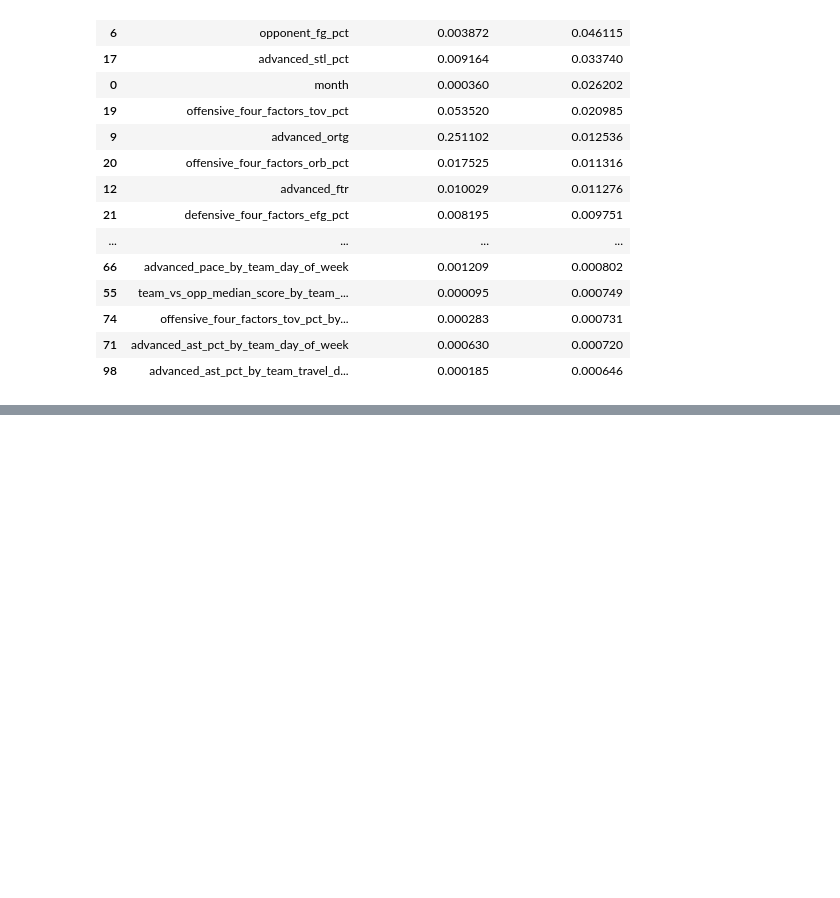
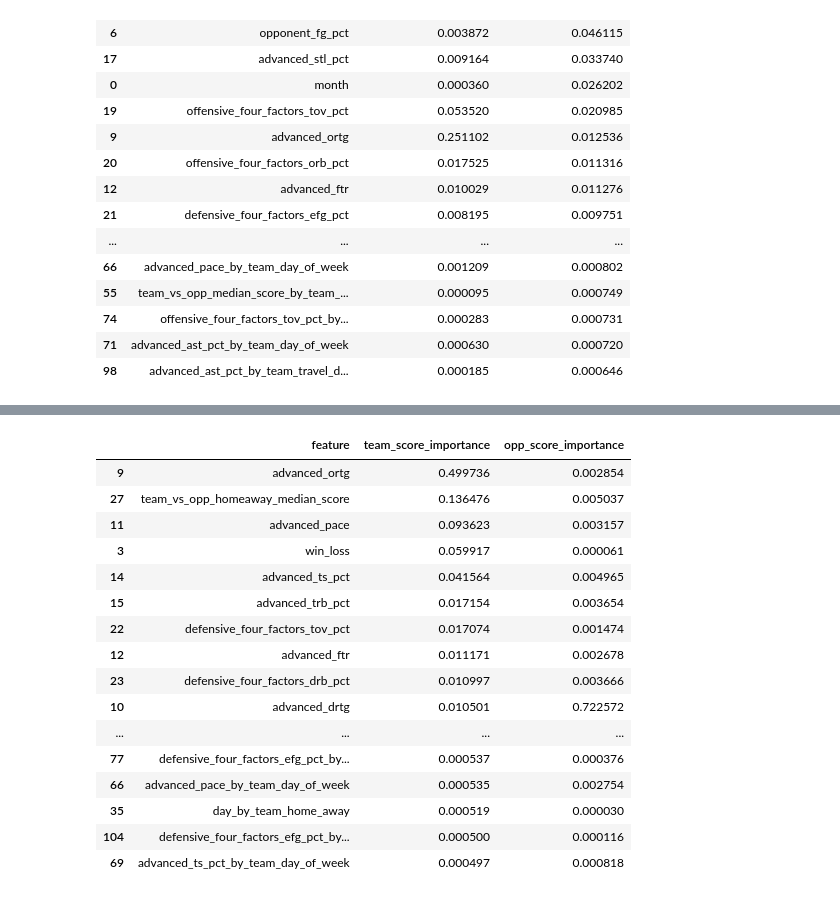
Before and after one commit to colterwood/LHL-final-final-project, a Jupyter notebook: notebooks/league_wide_modeling.ipynb, the cells around one changed output, grey strips where cells are left out. Cells and saved outputs as stored; diff of their text form; code cells hidden in the pictures; blank space fills up the shorter version.

```diff
--- a/notebooks/league_wide_modeling.ipynb
+++ b/notebooks/league_wide_modeling.ipynb
@@ -504,3 +504,10 @@ files.download("atl_importances.csv")
 # %% [output]
 [interactive output not drawn]
 [interactive output not drawn]
+# %%
+# load the player game logs CSV from the data folder
+df = pd.read_csv("LHL-final-final-project/data/wnba_model_ready_v1.csv")
+
+
+# preview
+df.head()
@@ -506,0 +522,41 @@ files.download("atl_importances.csv")
+# %%
+# Create CHI data subset
+df_chi = df[df['team'] == 'CHI'].copy()
+
+# define features and target
+features_chi = df_chi.drop(columns=['team_score', 'opp_score', 'team', 'opp'], errors='ignore')
+targets_chi = df_chi[['team_score', 'opp_score']]
+
+# Train model
+X_train, X_test, y_train, y_test = train_test_split(features_chi, targets_chi, test_size=0.2, random_state=42)
+
+model_chi = MultiOutputRegressor(RandomForestRegressor(n_estimators=100, random_state=42))
+model_chi.fit(X_train, y_train)
+
+
+importances_chi = pd.DataFrame({
+    'feature': features_chi.columns,
+    'team_score_importance': model_chi.estimators_[0].feature_importances_,
+    'opp_score_importance': model_chi.estimators_[1].feature_importances_,
+}).sort_values(by='team_score_importance', ascending=False)
+# %%
+# show all or more of the ranked features
+importances_chi.sort_values(by='team_score_importance', ascending=False).head(50)
+# %% [output]
+|  | feature | team_score_importance | opp_score_importance |
+| 9 | advanced_ortg | 0.499736 | 0.002854 |
+| 27 | team_vs_opp_homeaway_median_score | 0.136476 | 0.005037 |
+| 11 | advanced_pace | 0.093623 | 0.003157 |
+| 3 | win_loss | 0.059917 | 0.000061 |
+| 14 | advanced_ts_pct | 0.041564 | 0.004965 |
+| 15 | advanced_trb_pct | 0.017154 | 0.003654 |
+| 22 | defensive_four_factors_tov_pct | 0.017074 | 0.001474 |
+| 12 | advanced_ftr | 0.011171 | 0.002678 |
+| 23 | defensive_four_factors_drb_pct | 0.010997 | 0.003666 |
+| 10 | advanced_drtg | 0.010501 | 0.722572 |
+| ... | ... | ... | ... |
+| 77 | defensive_four_factors_efg_pct_by... | 0.000537 | 0.000376 |
+| 66 | advanced_pace_by_team_day_of_week | 0.000535 | 0.002754 |
+| 35 | day_by_team_home_away | 0.000519 | 0.000030 |
+| 104 | defensive_four_factors_efg_pct_by... | 0.000500 | 0.000116 |
+| 69 | advanced_ts_pct_by_team_day_of_week | 0.000497 | 0.000818 |
```
Also changed, not shown: parts of 58 cells of this notebook.
